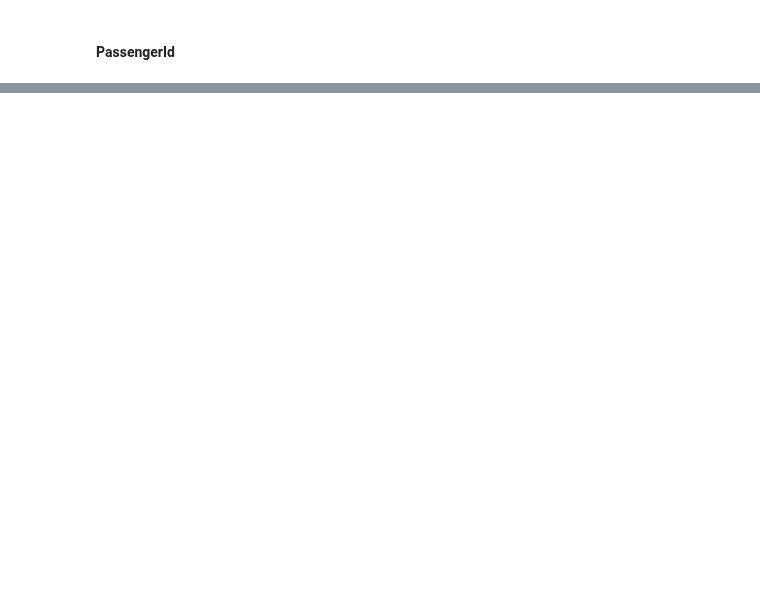
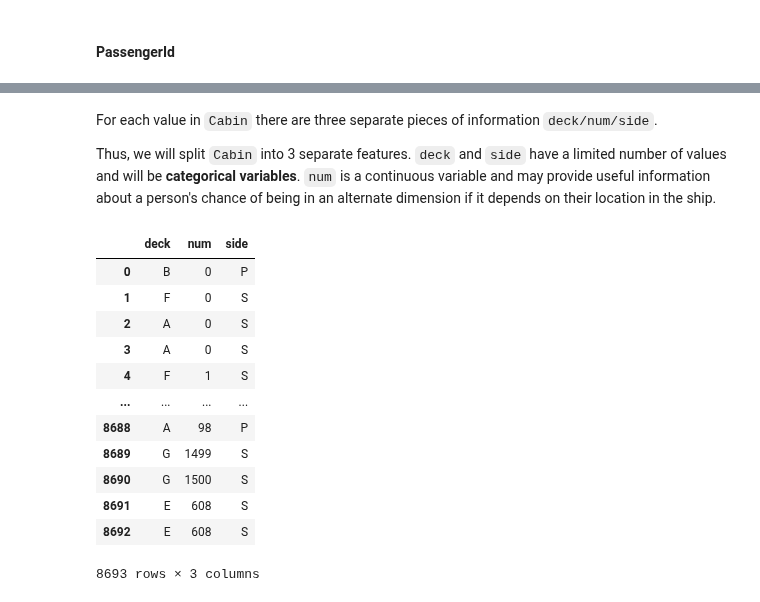
Before and after one commit to frank-895/machine_learning_journey, a Jupyter notebook: random_forests/random_forest.ipynb, the cells around one changed output, grey strips where cells are left out. Saved outputs shown, nothing was run; the diff lists cells and outputs as text; code cells hidden in the pictures; blank space fills up the shorter version.

```diff
--- a/random_forests/random_forest.ipynb
+++ b/random_forests/random_forest.ipynb
@@ -137,0 +140,21 @@ If we inspect the number of unique values in the column we can see that there is
+# %% [markdown]
+For each value in `Cabin` there are three separate pieces of information `deck/num/side`.
+
+Thus, we will split `Cabin` into 3 separate features. `deck` and `side` have a limited number of values and will be **categorical variables**. `num` is a continuous variable and may provide useful information about a person's chance of being in an alternate dimension if it depends on their location in the ship.
+# %%
+df[['deck', 'num', 'side']] = df['Cabin'].str.split('/', expand=True)
+df[['deck', 'num', 'side']]
+# %% [output]
+|  | deck | num | side |
+| 0 | B | 0 | P |
+| 1 | F | 0 | S |
+| 2 | A | 0 | S |
+| 3 | A | 0 | S |
+| 4 | F | 1 | S |
+| ... | ... | ... | ... |
+| 8688 | A | 98 | P |
+| 8689 | G | 1499 | S |
+| 8690 | G | 1500 | S |
+| 8691 | E | 608 | S |
+| 8692 | E | 608 | S |
+8693 rows × 3 columns
```
Also changed, not shown: parts of 25 cells of this notebook.
